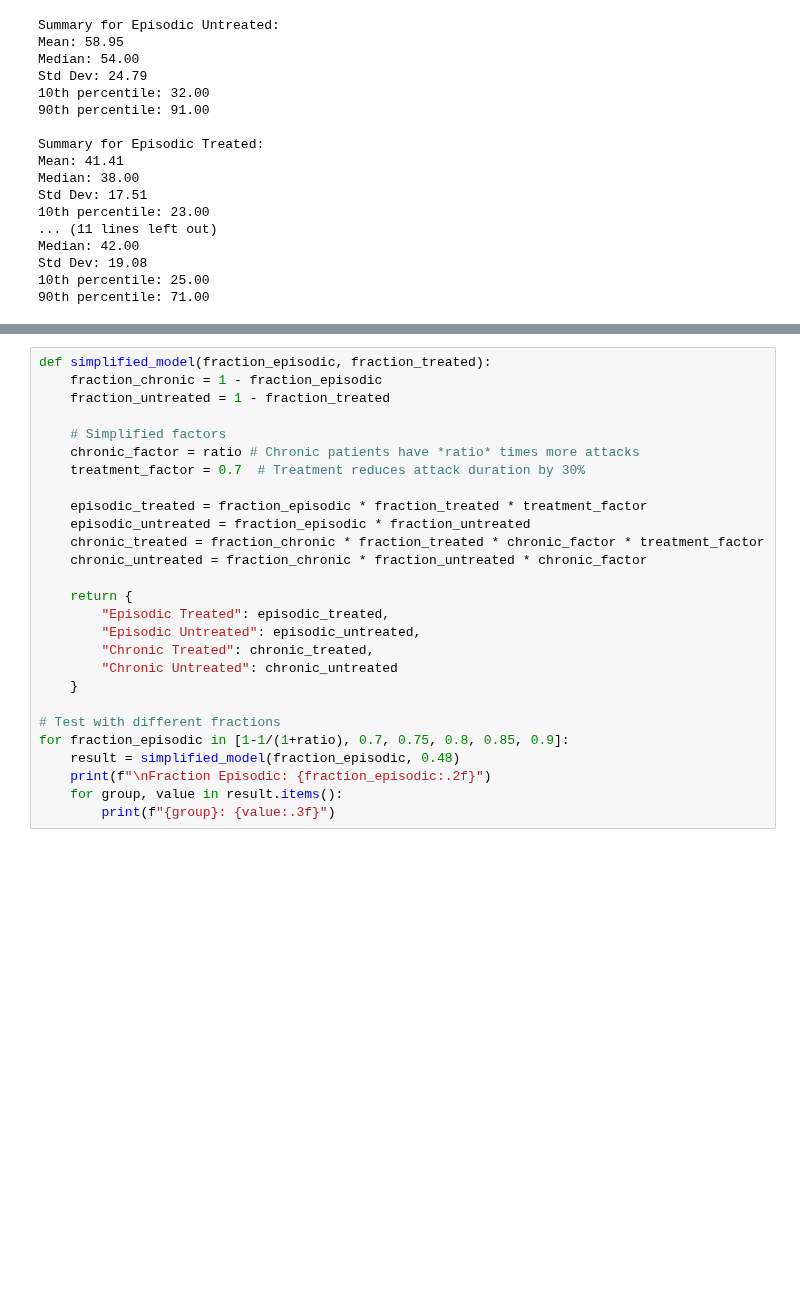
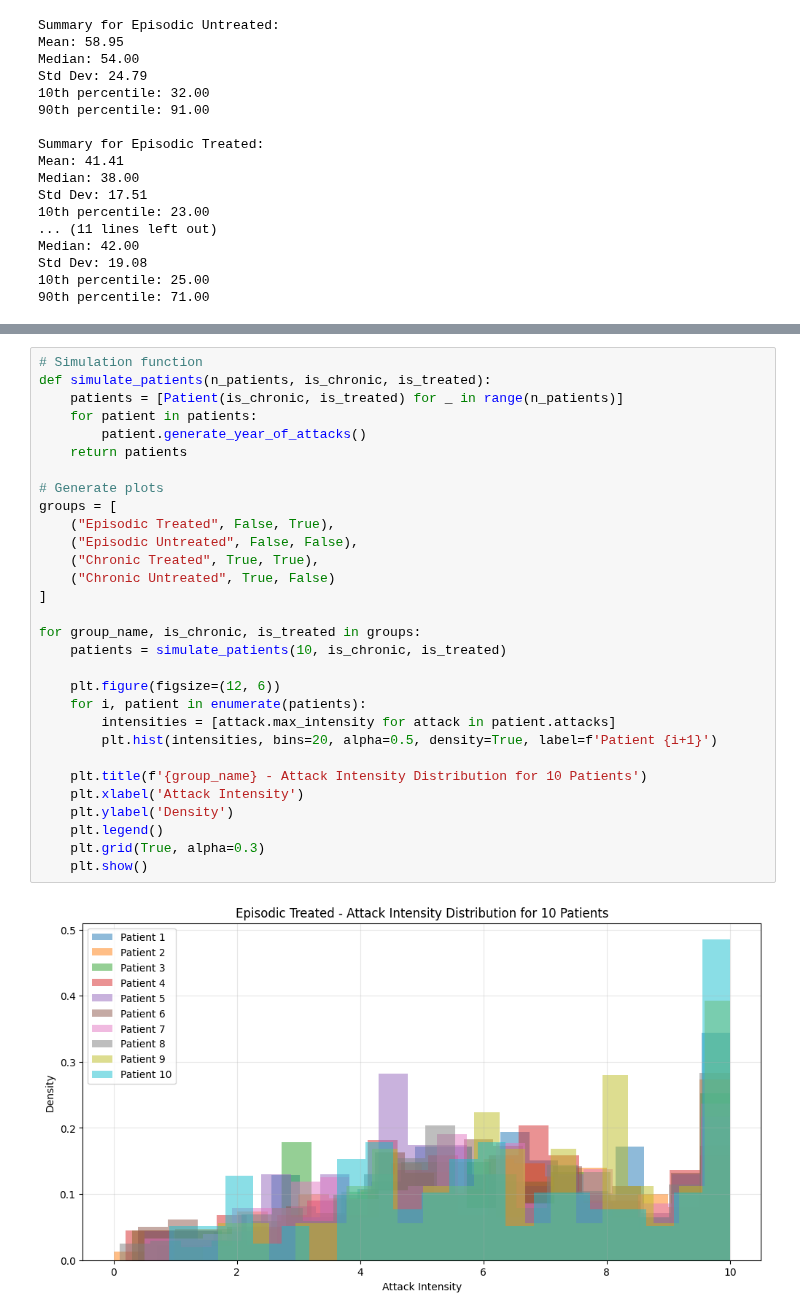
Before and after one commit to aph-research/cluster-headaches, a Jupyter notebook: Cluster headache full model.ipynb, the cells around one changed output, grey strips where cells are left out. Saved outputs shown, nothing was run; the diff lists cells and outputs as text; blank space fills up the shorter version.

```diff
--- a/Cluster headache full model.ipynb
+++ b/Cluster headache full model.ipynb
@@ -783,27 +794,32 @@ Ratio of chronic to episodic attacks: 3.24
-# %%
-def simplified_model(fraction_episodic, fraction_treated):
-    fraction_chronic = 1 - fraction_episodic
-    fraction_untreated = 1 - fraction_treated
-
-    # Simplified factors
-    chronic_factor = ratio # Chronic patients have *ratio* times more attacks
-    treatment_factor = 0.7  # Treatment reduces attack duration by 30%
-
-    episodic_treated = fraction_episodic * fraction_treated * treatment_factor
-    episodic_untreated = fraction_episodic * fraction_untreated
-    chronic_treated = fraction_chronic * fraction_treated * chronic_factor * treatment_factor
-    chronic_untreated = fraction_chronic * fraction_untreated * chronic_factor
-
-    return {
-        "Episodic Treated": episodic_treated,
-        "Episodic Untreated": episodic_untreated,
-        "Chronic Treated": chronic_treated,
-        "Chronic Untreated": chronic_untreated
-    }
-
-# Test with different fractions
-for fraction_episodic in [1-1/(1+ratio), 0.7, 0.75, 0.8, 0.85, 0.9]:
-    result = simplified_model(fraction_episodic, 0.48)
-    print(f"\nFraction Episodic: {fraction_episodic:.2f}")
-    for group, value in result.items():
-        print(f"{group}: {value:.3f}")
+# %%
+# Simulation function
+def simulate_patients(n_patients, is_chronic, is_treated):
+    patients = [Patient(is_chronic, is_treated) for _ in range(n_patients)]
+    for patient in patients:
+        patient.generate_year_of_attacks()
+    return patients
+
+# Generate plots
+groups = [
+    ("Episodic Treated", False, True),
+    ("Episodic Untreated", False, False),
+    ("Chronic Treated", True, True),
+    ("Chronic Untreated", True, False)
+]
+
+for group_name, is_chronic, is_treated in groups:
+    patients = simulate_patients(10, is_chronic, is_treated)
+
+    plt.figure(figsize=(12, 6))
+    for i, patient in enumerate(patients):
+        intensities = [attack.max_intensity for attack in patient.attacks]
+        plt.hist(intensities, bins=20, alpha=0.5, density=True, label=f'Patient {i+1}')
+
+    plt.title(f'{group_name} - Attack Intensity Distribution for 10 Patients')
+    plt.xlabel('Attack Intensity')
+    plt.ylabel('Density')
+    plt.legend()
+    plt.grid(True, alpha=0.3)
+    plt.show()
+# %% [output]
+[figure, added]
```
Also changed, not shown: parts of 5 cells of this notebook.
